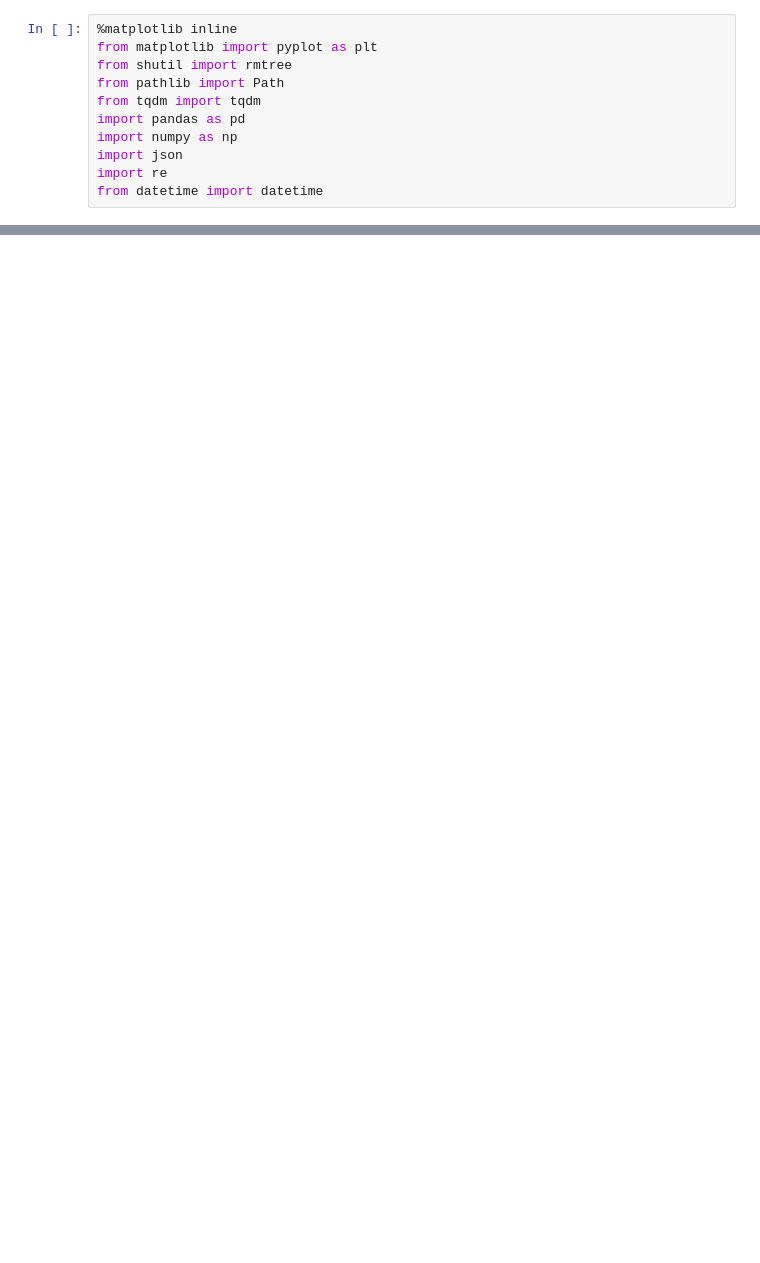
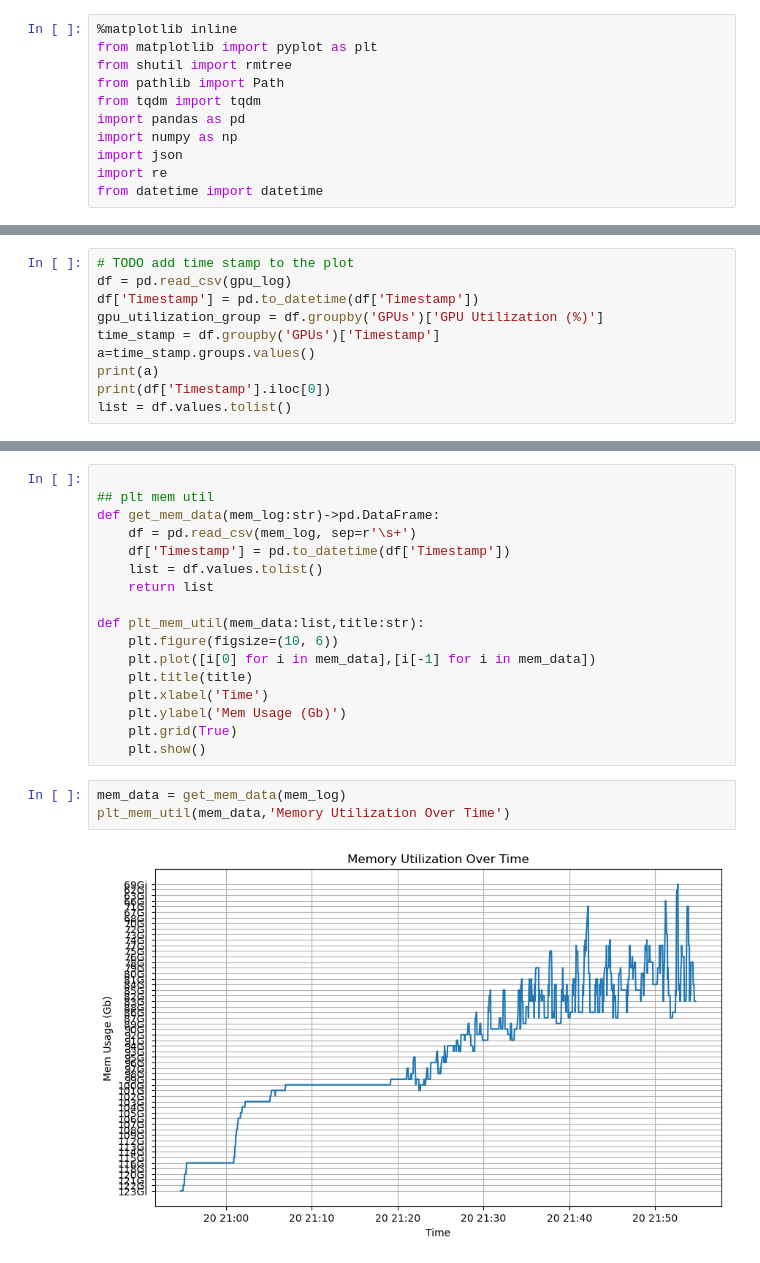
Before and after one commit to helix-xx/multisite_, a Jupyter notebook: finetuning-surrogates/analysis/util_analysis.ipynb, the cells around one changed output, grey strips where cells are left out. Cells and saved outputs as stored; diff of their text form; blank space fills up the shorter version.

```diff
--- a/finetuning-surrogates/analysis/util_analysis.ipynb
+++ b/finetuning-surrogates/analysis/util_analysis.ipynb
@@ -59,0 +84,10 @@ dict_keys([0, 1, 2, 3])
+# %%
+# TODO add time stamp to the plot
+df = pd.read_csv(gpu_log)
+df['Timestamp'] = pd.to_datetime(df['Timestamp'])
+gpu_utilization_group = df.groupby('GPUs')['GPU Utilization (%)']
+time_stamp = df.groupby('GPUs')['Timestamp']
+a=time_stamp.groups.values()
+print(a)
+print(df['Timestamp'].iloc[0])
+list = df.values.tolist()
@@ -165,0 +162,22 @@ def plt_cpu_util(time_stamp:list,cpu_util:list,title:str):
+# %%
+
+## plt mem util
+def get_mem_data(mem_log:str)->pd.DataFrame:
+    df = pd.read_csv(mem_log, sep=r'\s+')
+    df['Timestamp'] = pd.to_datetime(df['Timestamp'])
+    list = df.values.tolist()
+    return list
+
+def plt_mem_util(mem_data:list,title:str):
+    plt.figure(figsize=(10, 6))
+    plt.plot([i[0] for i in mem_data],[i[-1] for i in mem_data])
+    plt.title(title)
+    plt.xlabel('Time')
+    plt.ylabel('Mem Usage (Gb)')
+    plt.grid(True)
+    plt.show()
+# %%
+mem_data = get_mem_data(mem_log)
+plt_mem_util(mem_data,'Memory Utilization Over Time')
+# %% [output]
+[figure, added]
```
Also changed, not shown: parts of 11 cells of this notebook, 2 other files.
